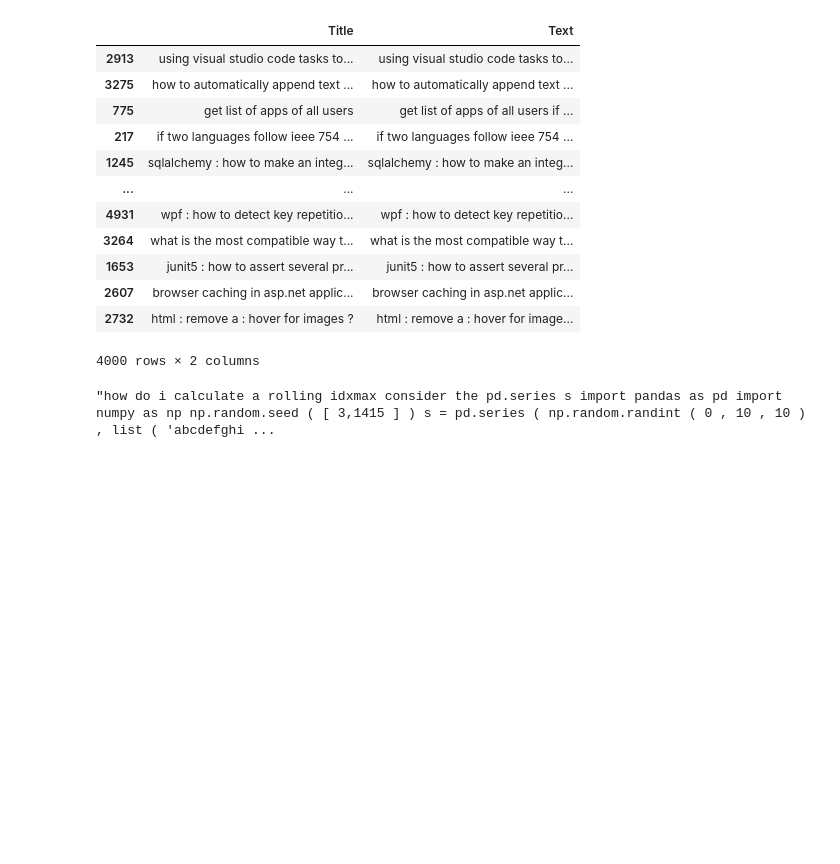
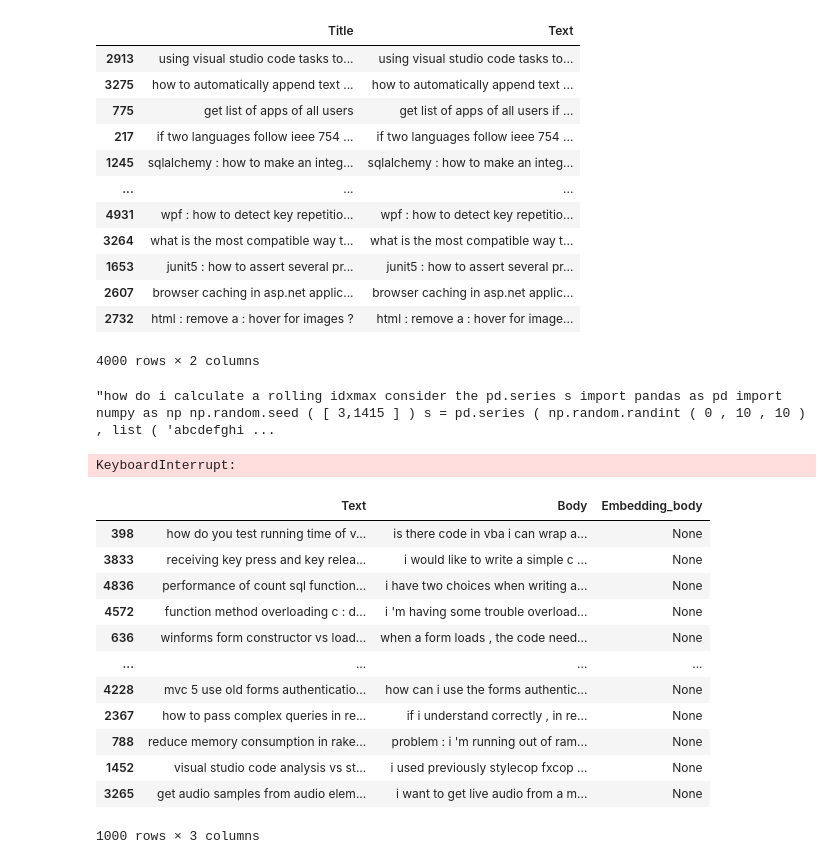
Before and after one commit to ThomasMeb/Anticiper_besoins_des_batiments, a Jupyter notebook: Projet_7/Mebarki_Thomas_2_code_062023.ipynb, the cells around one changed output. Cells and saved outputs as stored; diff of their text form; code cells hidden in the pictures; blank space fills up the shorter version.

Commit message:
Premiers essais da ada-embedding-002

```diff
--- a/Projet_7/Mebarki_Thomas_2_code_062023.ipynb
+++ b/Projet_7/Mebarki_Thomas_2_code_062023.ipynb
@@ -503,9 +503,29 @@ data_se.iloc[0]["Text"]
 X_train_se['Embedding_body'] = None
 embedding_model = "text-embedding-ada-002"
 for i in range(len(X_train_se)):
-    data_se.iloc[i]["Embedding_body"] = get_embedding(X_train_se.iloc[i]["Body"], engine=embedding_model)
+    embedding = get_embedding(X_train_se.iloc[i]["Body"], engine=embedding_model)
+    X_train_se.iat[i, X_train_se.columns.get_loc("Embedding_body")] = embedding
+# %% [output]
+KeyboardInterrupt:
 # %%
 X_test_se['Embedding_body'] = None
 embedding_model = "text-embedding-ada-002"
 for i in range(len(X_test_se)):
-      data_se.iloc[i]["Embedding_body"] = get_embedding(X_test_se.iloc[i]["Body"], engine=embedding_model)
+    embedding = get_embedding(X_test_se.iloc[i]["Body"], engine=embedding_model)
+    X_test_se.iat[i, X_test_se.columns.get_loc("Embedding_body")] = embedding
+# %%
+X_test_se
+# %% [output]
+|  | Text | Body | Embedding_body |
+| 398 | how do you test running time of v... | is there code in vba i can wrap a... | None |
+| 3833 | receiving key press and key relea... | i would like to write a simple c ... | None |
+| 4836 | performance of count sql function... | i have two choices when writing a... | None |
+| 4572 | function method overloading c : d... | i 'm having some trouble overload... | None |
+| 636 | winforms form constructor vs load... | when a form loads , the code need... | None |
+| ... | ... | ... | ... |
+| 4228 | mvc 5 use old forms authenticatio... | how can i use the forms authentic... | None |
+| 2367 | how to pass complex queries in re... | if i understand correctly , in re... | None |
+| 788 | reduce memory consumption in rake... | problem : i 'm running out of ram... | None |
+| 1452 | visual studio code analysis vs st... | i used previously stylecop fxcop ... | None |
+| 3265 | get audio samples from audio elem... | i want to get live audio from a m... | None |
+1000 rows × 3 columns
```
